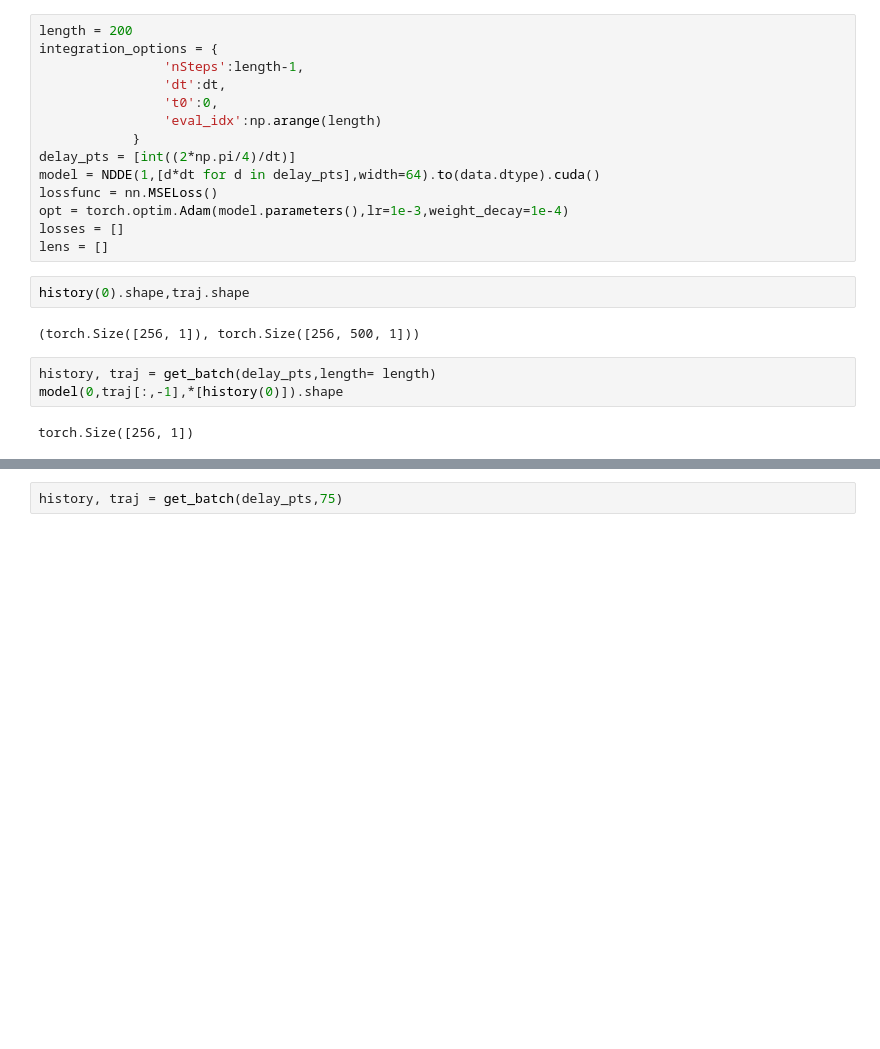
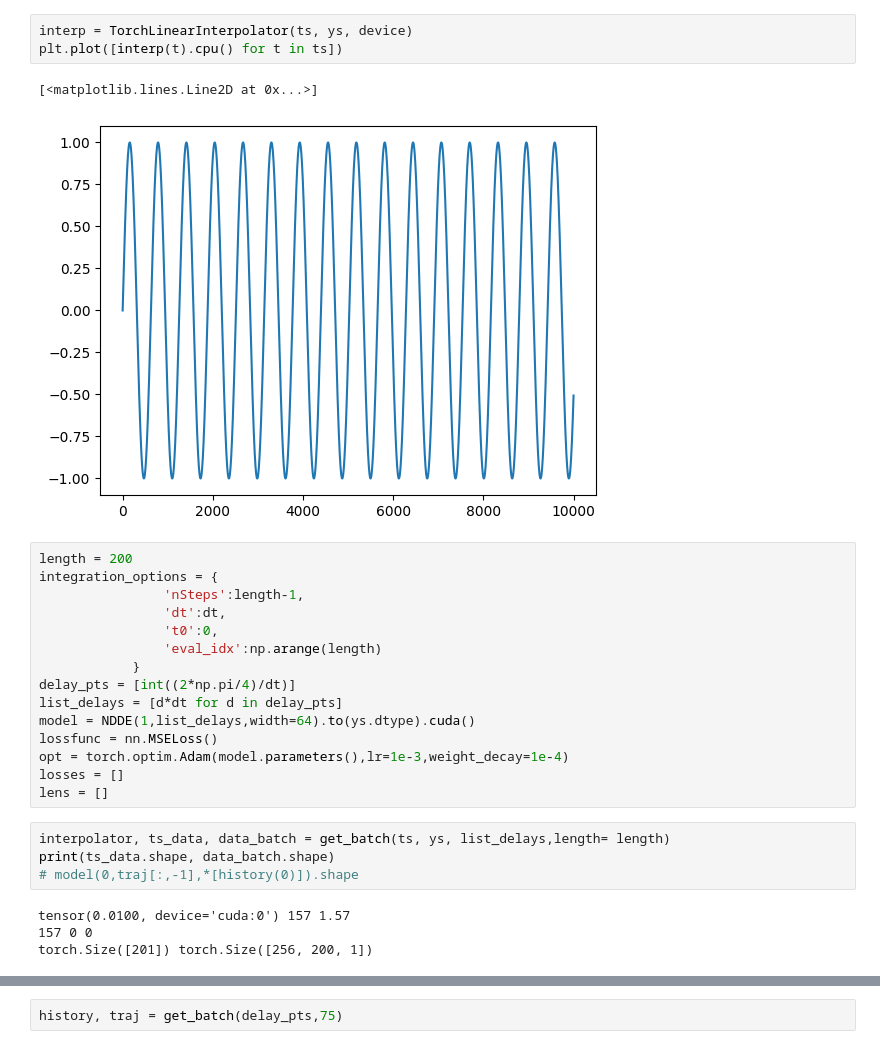
Before and after one commit to thibmonsel/torchdde, a Jupyter notebook: QuickAndDirty/NDDE.ipynb, the cells around one changed output, grey strips where cells are left out. Drawn from its saved outputs; the diff is of its cells as text; blank space fills up the shorter version.

```diff
--- a/QuickAndDirty/NDDE.ipynb
+++ b/QuickAndDirty/NDDE.ipynb
@@ -59,3 +79,9 @@ delay_pts
+# %%
+interp = TorchLinearInterpolator(ts, ys, device)
+plt.plot([interp(t).cpu() for t in ts])
+# %% [output]
+[<matplotlib.lines.Line2D at 0x...>]
+[figure, added]
 # %%
 length = 200
 integration_options = {
@@ -65,17 +91,17 @@ integration_options = {
                 'eval_idx':np.arange(length)
             }
 delay_pts = [int((2*np.pi/4)/dt)]
-model = NDDE(1,[d*dt for d in delay_pts],width=64).to(data.dtype).cuda()
+list_delays = [d*dt for d in delay_pts]
+model = NDDE(1,list_delays,width=64).to(ys.dtype).cuda()
 lossfunc = nn.MSELoss()
 opt = torch.optim.Adam(model.parameters(),lr=1e-3,weight_decay=1e-4)
 losses = []
 lens = []
-# %%
-history(0).shape,traj.shape
-# %% [output]
-(torch.Size([256, 1]), torch.Size([256, 500, 1]))
 # %%
-history, traj = get_batch(delay_pts,length= length)
-model(0,traj[:,-1],*[history(0)]).shape
+interpolator, ts_data, data_batch = get_batch(ts, ys, list_delays,length= length)
+print(ts_data.shape, data_batch.shape)
+# model(0,traj[:,-1],*[history(0)]).shape
 # %% [output]
-torch.Size([256, 1])
+tensor(0.0100, device='cuda:0') 157 1.57
+157 0 0
+torch.Size([201]) torch.Size([256, 200, 1])
```
Also changed, not shown: parts of 15 cells of this notebook, 2 other files.
